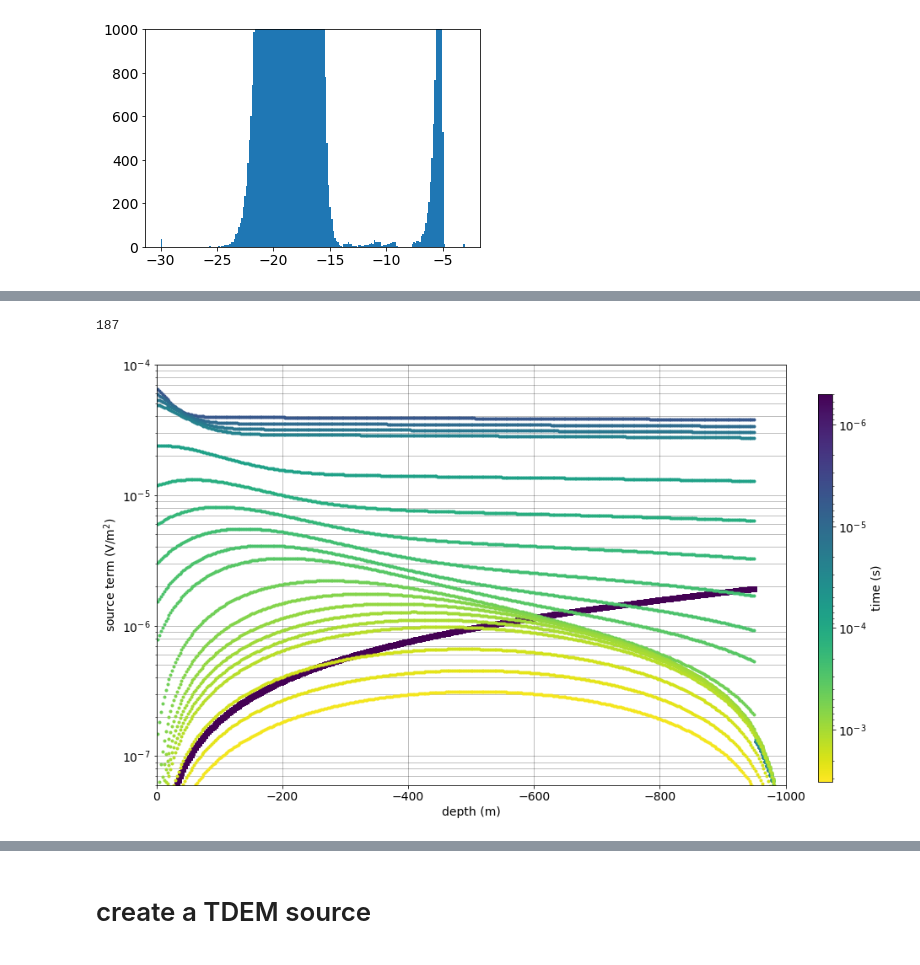
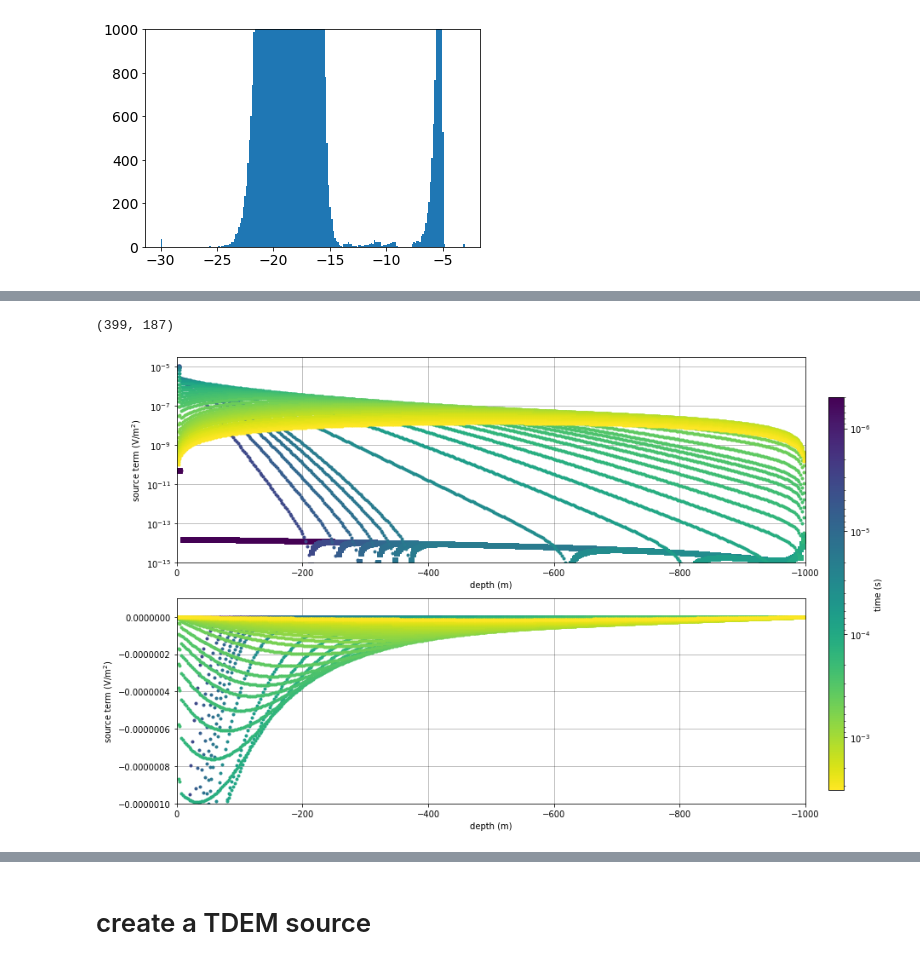
Before and after one commit to lheagy/heagy-2019-casing-ml, a Jupyter notebook: notebooks/TDEM_current_plots_src_term.ipynb, the cells around one changed output, grey strips where cells are left out. Drawn from its saved outputs; the diff is of its cells as text; code cells hidden in the pictures.

```diff
--- a/notebooks/TDEM_current_plots_src_term.ipynb
+++ b/notebooks/TDEM_current_plots_src_term.ipynb
@@ -892,3 +886,0 @@ smyr2 = smyr.mean(1)
-# %%
-rinds = np.where(mesh.vectorNx[1:]<model.casing_b)[0]
-zinds = np.where((mesh.vectorNz<=0) & (mesh.vectorNz>=-model.casing_l))[0]
@@ -911,2 +886,0 @@ IndexError: tuple index out of range
-# %%
-zinds = (mesh.vectorNz < -0.125) & (mesh.vectorNz > -model.casing_l)
@@ -995,68 +928,60 @@ for a in ax:
-# %%
-
-nT = sim.time_mesh.nC
-n_theta = mesh.nCy
-
-sm_theta_time = np.zeros((zinds.sum(), n_theta, nT))
-src_ind = 1
-
-for time_ind in range(nT):
-    sm_ti = compute_sm_error(survey.srcList[src_ind], tind=time_ind, key="approx_casing", primary_key="casing", separate=False)
-
-    for theta_ind in range(n_theta):
-        sm_ti_y = sm_ti[mesh.vnE[0]:mesh.vnE[:2].sum()].reshape(mesh.vnEy, order="F")
-        sm_theta_time[:, theta_ind, time_ind] = sm_ti_y[rinds[0], theta_ind, zinds] + sm_ti_y[rinds[1], theta_ind, zinds]
 # %%
 from matplotlib import colors
 from matplotlib import cm as cmap
-# %%
-sim.nT
-# %% [output]
-187
+# %%
+src_term.shape
+# %% [output]
+(399, 187)
 # %%
 nT = 100
 
 cm = plt.get_cmap('viridis')
 c_norm = LogNorm(vmin=sim.time_mesh.vectorCCx[0], vmax=sim.time_mesh.vectorCCx[nT])
 scalar_map = cmap.ScalarMappable(norm=c_norm, cmap=cm)
 scalar_map.set_array([])
 # colors = cm.viridis(np.linspace(0, 1, nT))
 
-fig, ax = plt.subplots(1, 1, figsize=(12, 8))
+fig, ax = plt.subplots(2, 1, figsize=(12, 8))
 
-for time_ind in range(nT)[::int(nT/20)]:
-    plotme = sm_theta_time[:, :, time_ind].mean(1)
+for time_ind in range(nT)[::int(nT/30)]:
+    plotme = src_term[:, time_ind]
     pos_vals = plotme > 0.
     neg_vals = plotme < 0.
 
     color = scalar_map.to_rgba(sim.time_mesh.vectorCCx[time_ind])
 
     if any(pos_vals):
-        ax.semilogy(
+        ax[0].semilogy(
             mesh.vectorNz[zinds][pos_vals], plotme[pos_vals],
             color=color, marker='s', ls='None'
         )
     if any(neg_vals):
-        ax.semilogy(
+        ax[0].semilogy(
             mesh.vectorNz[zinds][neg_vals], -plotme[neg_vals],
             color=color, marker='.', ls='None'
         )
 
+    ax[1].plot(
+        mesh.vectorNz[zinds], plotme,
+        color=color, marker='.', ls='None'
+    )
 
-ax.set_xlim([0, -model.casing_l])
-ax.set_ylim([6e-8, 1e-4])
-ax.grid(which="both", color="k", lw=0.5, alpha=0.5)
+for a in ax:
+    a.set_xlim([0, -model.casing_l])
+    a.grid(which="both", color="k", lw=0.5, alpha=0.5)
+    a.set_xlabel("depth (m)")
+    a.set_ylabel("source term (V/m$^2$)")
+
+ax[0].set_ylim([1e-15, 3e-5])
+ax[1].set_ylim(1e-6*np.r_[-1, 1e-1])
 cbar_ax = fig.add_axes([1, 0.1, 0.02, 0.8])
 cb = plt.colorbar(scalar_map, cbar_ax)
 cb.set_label('time (s)')
 cb.ax.invert_yaxis()
 
-ax.set_xlabel("depth (m)")
-ax.set_ylabel("source term (V/m$^2$)")
-
 plt.tight_layout()
 # %% [output]
-[figure, old version]
+[figure, new version]
 # %%
 from matplotlib.colors import Normalize
 # %%
```
Also changed, not shown: parts of 36 cells of this notebook.
